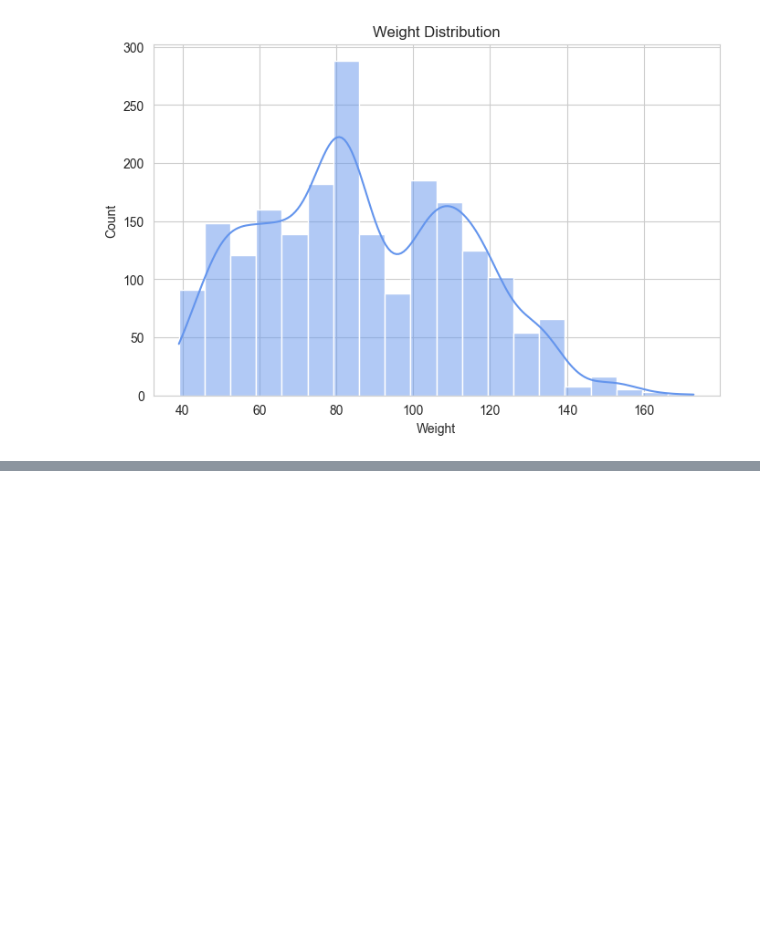
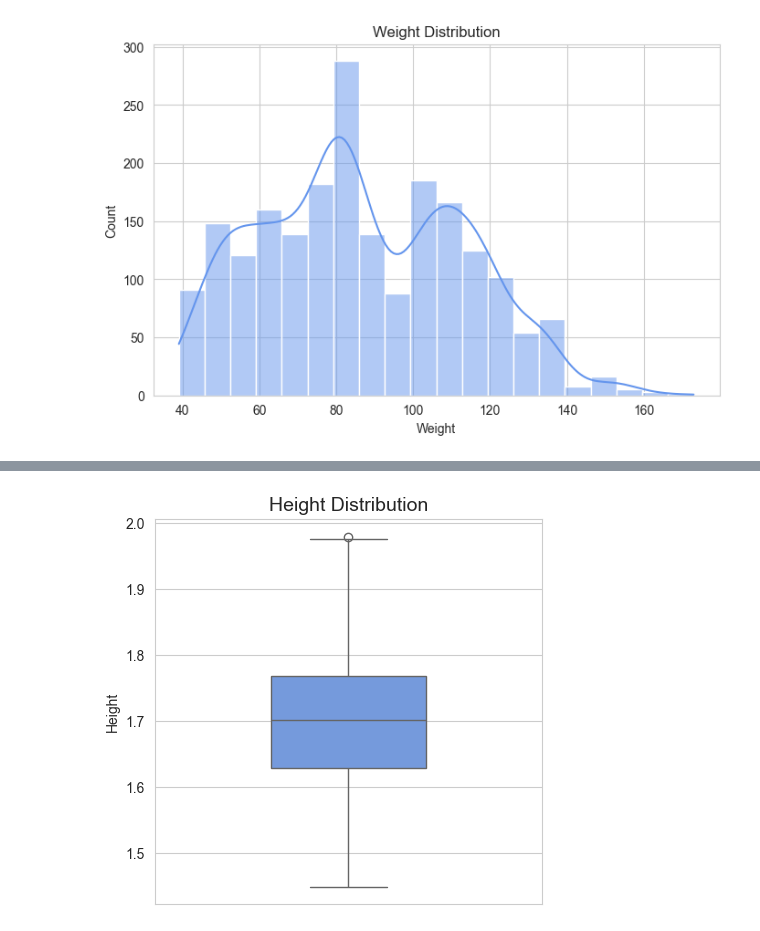
Before and after one commit to arsiimam/Obesity-Factors-Analysis, a Jupyter notebook: Notebooks/data_cleaning.ipynb, the cells around one changed output, grey strips where cells are left out. Cells and saved outputs as stored; diff of their text form; code cells hidden in the pictures; blank space fills up the shorter version.

Commit message:
Update data_cleaning.ipynb: Add Data distribution for Height

```diff
--- a/Notebooks/data_cleaning.ipynb
+++ b/Notebooks/data_cleaning.ipynb
@@ -308,0 +323,16 @@ plt.show()
+# %%
+# Set a clean and readable style for the plot
+sns.set_style("whitegrid")
+
+# Create a larger vertical box plot to visualize the distribution of Age
+plt.figure(figsize=(5, 5))  # Increased figure size
+sns.boxplot(y=df["Height"], color="#6495ED", width=0.4)  # Slightly wider box
+
+# Add labels and title for clarity
+plt.ylabel("Height")
+plt.title("Height Distribution", fontsize=14)  # Slightly larger title font
+
+# Display the plot
+plt.show()
+# %% [output]
+[figure, added]
```
Also changed, not shown: parts of 4 cells of this notebook.
